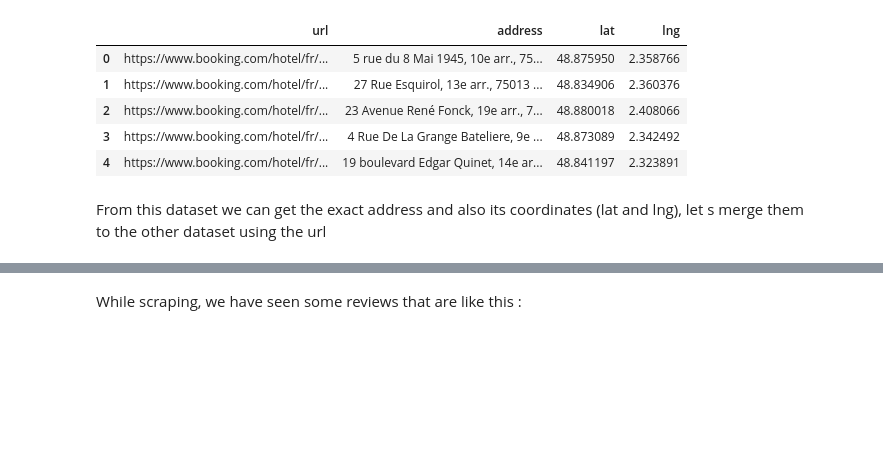
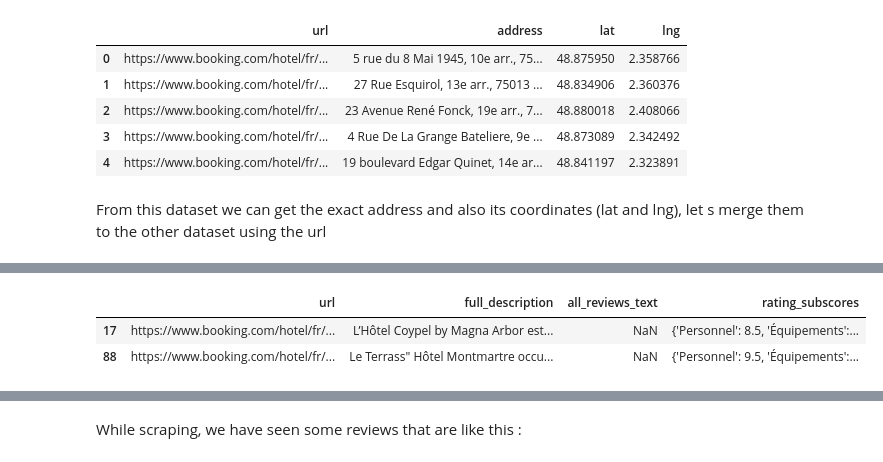
Before and after one commit to ahmedmaaloul/ecostay, a Jupyter notebook: main.ipynb, the cells around one changed output, grey strips where cells are left out. Drawn from its saved outputs; the diff is of its cells as text; code cells hidden in the pictures; blank space fills up the shorter version.

```diff
--- a/main.ipynb
+++ b/main.ipynb
@@ -103,3 +103,12 @@ merged_df.head()
 | 4 | Hotel de la Tour | 8.2 | Très bien | https://www.booking.com/hotel/fr/... | 19 boulevard Edgar Quinet, 14e ar... | 48.841197 | 2.323891 |
 # %%
 df4 = pd.read_csv("hotel_details4.csv")
+# %%
+df4[
+    (df4['all_reviews_text'].str.strip() == "") |    # Empty strings
+    (df4['all_reviews_text'].isnull())               # NaN values
+]
+# %% [output]
+|  | url | full_description | all_reviews_text | rating_subscores |
+| 17 | https://www.booking.com/hotel/fr/... | L’Hôtel Coypel by Magna Arbor est... | NaN | {'Personnel': 8.5, 'Équipements':... |
+| 88 | https://www.booking.com/hotel/fr/... | Le Terrass" Hôtel Montmartre occu... | NaN | {'Personnel': 9.5, 'Équipements':... |
```
Also changed, not shown: parts of 22 cells of this notebook, 10 other files.
